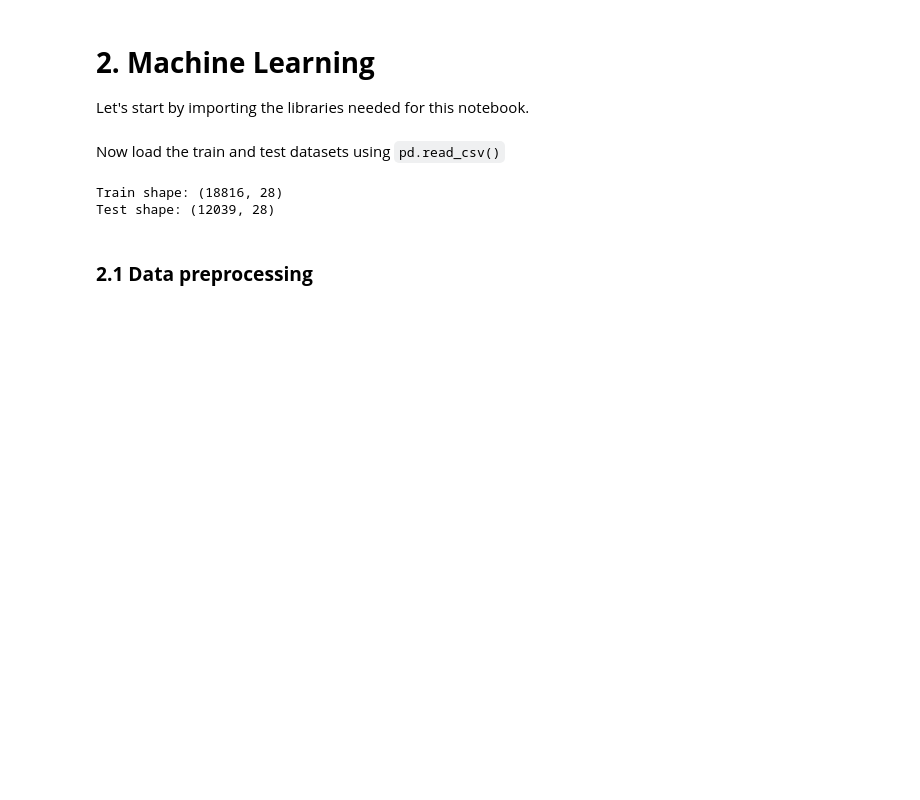
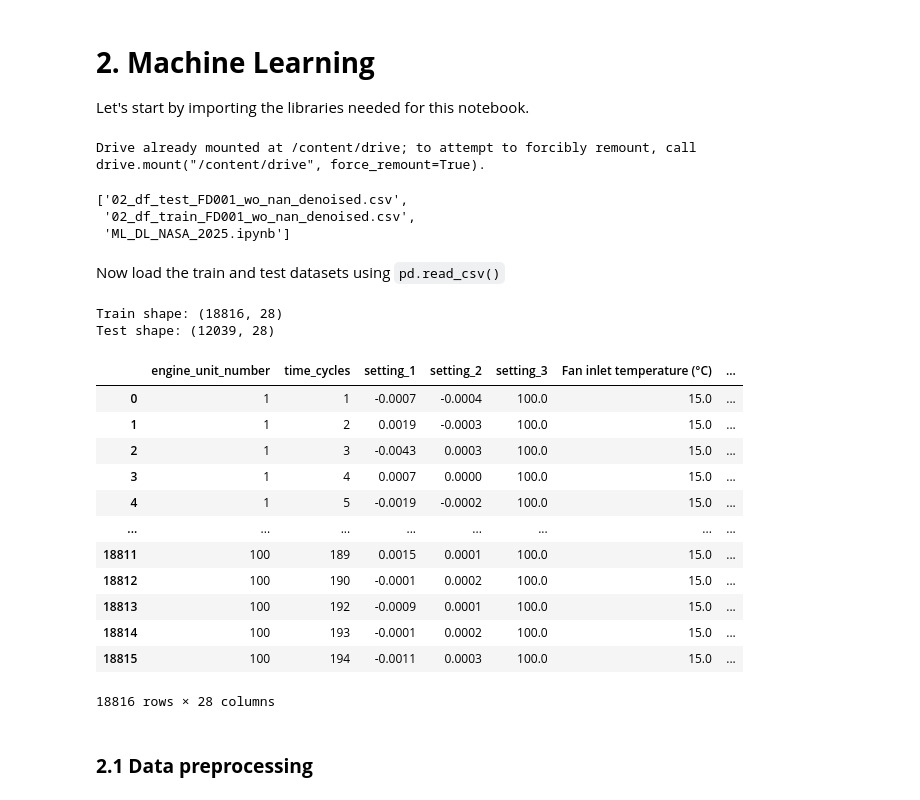
Before and after one commit to KpihX/rocket-durability-ai, a Jupyter notebook: ML_DL_NASA_2025.ipynb, the cells around one changed output. Saved outputs shown, nothing was run; the diff lists cells and outputs as text; code cells hidden in the pictures; blank space fills up the shorter version.

```diff
--- a/ML_DL_NASA_2025.ipynb
+++ b/ML_DL_NASA_2025.ipynb
@@ -61,21 +61,49 @@ import pandas as pd
 import numpy as np
 import matplotlib.pyplot as plt
 import time
+# %%
+import os
+# For files importation throught my google drive - To be changed
+from google.colab import drive
+
+drive.mount('/content/drive')
+os.chdir("/content/drive/MyDrive/Hi_AI_2025/Project/ML")
+os.listdir()
+# %% [output]
+Drive already mounted at /content/drive; to attempt to forcibly remount, call drive.mount("/content/drive", force_remount=True).
+['02_df_test_FD001_wo_nan_denoised.csv',
+ '02_df_train_FD001_wo_nan_denoised.csv',
+ 'ML_DL_NASA_2025.ipynb']
 # %% [markdown]
 Now load the train and test datasets using `pd.read_csv()`
 # %%
 train_path =  '02_df_train_FD001_wo_nan_denoised.csv'
 test_path = '02_df_test_FD001_wo_nan_denoised.csv'
 
 # Train and test data.
 train_df = pd.read_csv(train_path)
 test_df = pd.read_csv(test_path)
 
 print("Train shape:", train_df.shape)
 print("Test shape:", test_df.shape)
+
+train_df
 # %% [output]
 Train shape: (18816, 28)
 Test shape: (12039, 28)
+|  | engine_unit_number | time_cycles | setting_1 | setting_2 | setting_3 | Fan inlet temperature (°C) | ... |
+| 0 | 1 | 1 | -0.0007 | -0.0004 | 100.0 | 15.0 | ... |
+| 1 | 1 | 2 | 0.0019 | -0.0003 | 100.0 | 15.0 | ... |
+| 2 | 1 | 3 | -0.0043 | 0.0003 | 100.0 | 15.0 | ... |
+| 3 | 1 | 4 | 0.0007 | 0.0000 | 100.0 | 15.0 | ... |
+| 4 | 1 | 5 | -0.0019 | -0.0002 | 100.0 | 15.0 | ... |
+| ... | ... | ... | ... | ... | ... | ... | ... |
+| 18811 | 100 | 189 | 0.0015 | 0.0001 | 100.0 | 15.0 | ... |
+| 18812 | 100 | 190 | -0.0001 | 0.0002 | 100.0 | 15.0 | ... |
+| 18813 | 100 | 192 | -0.0009 | 0.0001 | 100.0 | 15.0 | ... |
+| 18814 | 100 | 193 | -0.0001 | 0.0002 | 100.0 | 15.0 | ... |
+| 18815 | 100 | 194 | -0.0011 | 0.0003 | 100.0 | 15.0 | ... |
+18816 rows × 28 columns
 # %% [markdown]
 ### **2.1 Data preprocessing**
 # %%
```
Also changed, not shown: parts of 3 cells of this notebook.
